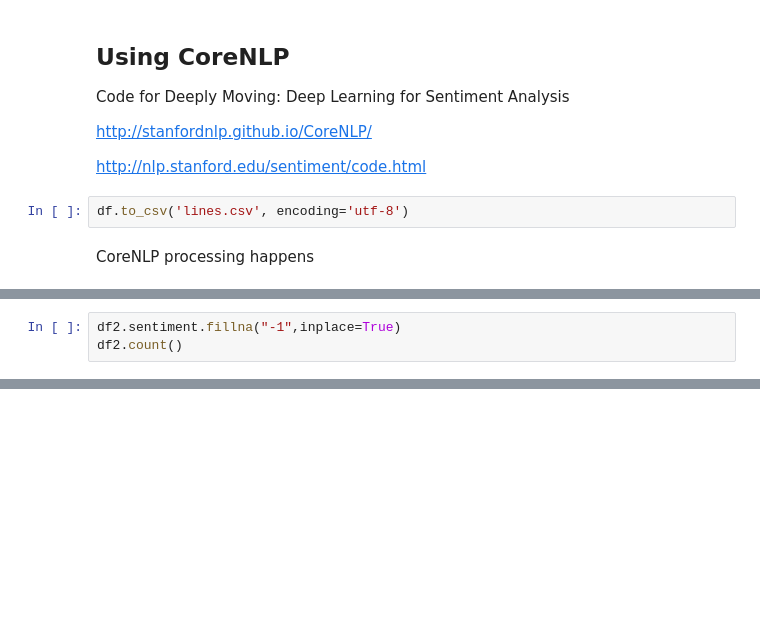
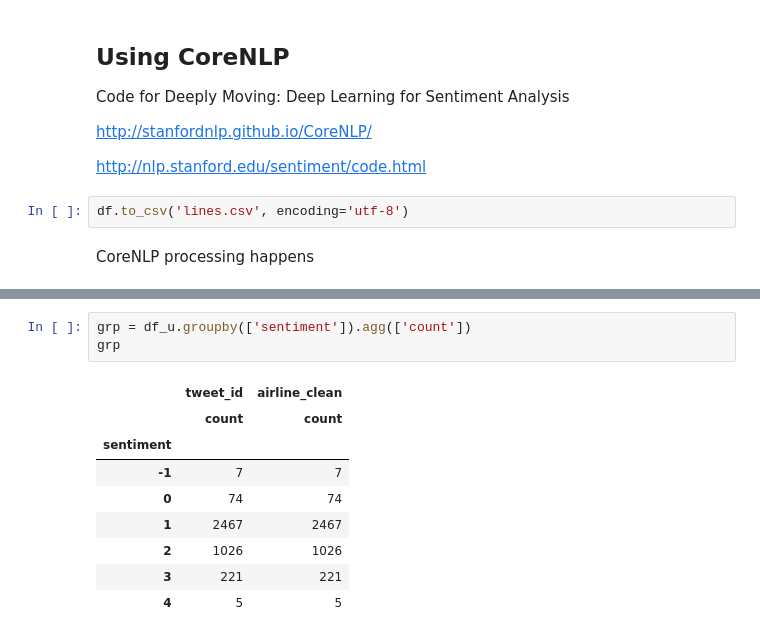
Before and after one commit to l1x/nlp, a Jupyter notebook: nlp.ipynb, the cells around one changed output, grey strips where cells are left out. Drawn from its saved outputs; the diff is of its cells as text; blank space fills up the shorter version.

```diff
--- a/nlp.ipynb
+++ b/nlp.ipynb
@@ -546,3 +513,0 @@ First fill NaNs with -1
-# %%
-df2.sentiment.fillna("-1",inplace=True)
-df2.count()
@@ -733,0 +521,13 @@ Todo:
+# %%
+grp = df_u.groupby(['sentiment']).agg(['count'])
+grp
+# %% [output]
+|  | tweet_id | airline_clean |
+|  | count | count |
+| sentiment |  |  |
+| -1 | 7 | 7 |
+| 0 | 74 | 74 |
+| 1 | 2467 | 2467 |
+| 2 | 1026 | 1026 |
+| 3 | 221 | 221 |
+| 4 | 5 | 5 |
```
Also changed, not shown: parts of 38 cells of this notebook, 2 other files.
